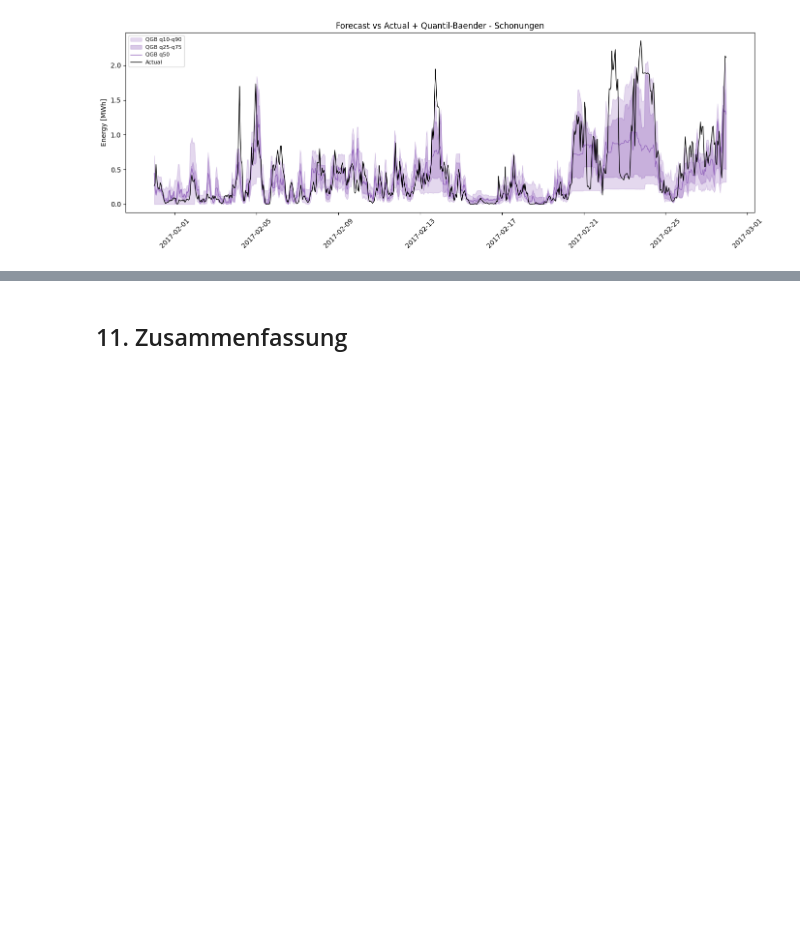
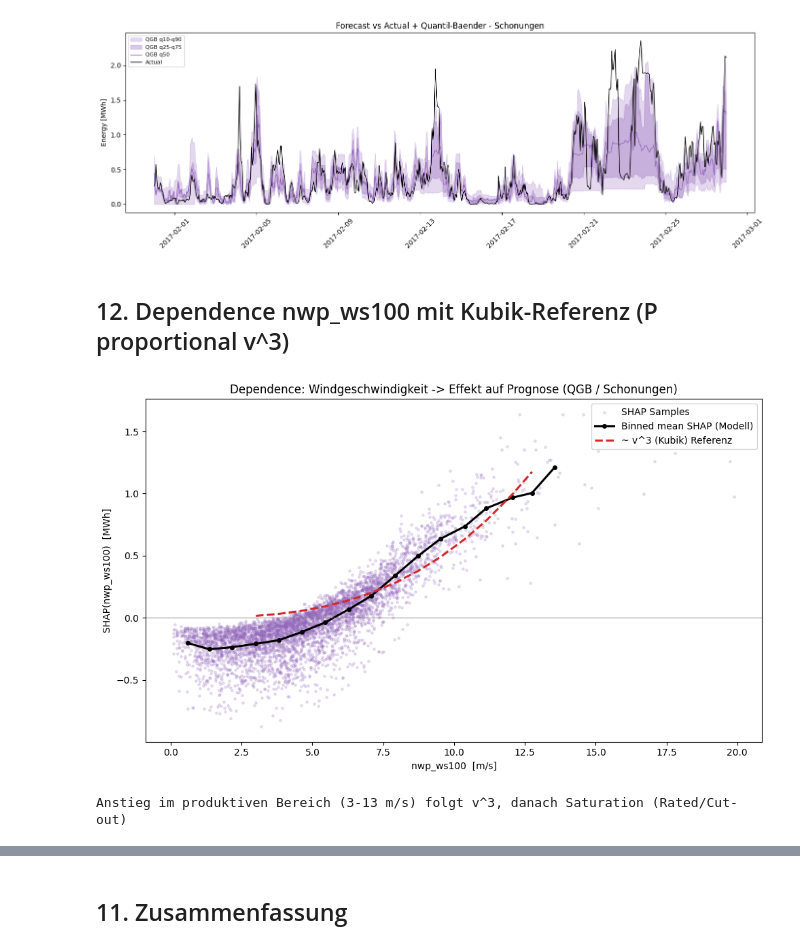
Before and after one commit to noahweis-uni/wind_bidding_project, a Jupyter notebook: notebooks/05_xai_analysis.ipynb, the cells around one changed output, grey strips where cells are left out. Saved outputs shown, nothing was run; the diff lists cells and outputs as text; code cells hidden in the pictures; blank space fills up the shorter version.

```diff
--- a/notebooks/05_xai_analysis.ipynb
+++ b/notebooks/05_xai_analysis.ipynb
@@ -228,3 +228,39 @@ ax.set_ylabel("Energy [MWh]"); ax.legend(fontsize=8); plt.xticks(rotation=45); p
 plt.savefig(FIGURES_DIR / f"forecast_bands_{PLOT_PLANT.lower()}.png", dpi=150); plt.show()
 # %% [output]
 [figure]
+# %% [markdown]
+## 12. Dependence nwp_ws100 mit Kubik-Referenz (P proportional v^3)
+# %%
+# Dependence nwp_ws100 mit Kubik-Referenz (P proportional v^3)
+PP, MD = PLOT_PLANT, "qgb"
+d = shap_data[(PP, MD)]
+X = np.asarray(d["X"]); sv = d["shap_values"]; j = FEATURES.index("nwp_ws100")
+ws, shp_ws = X[:, j], sv[:, j]
+
+# Binned mean (gelernte Abhaengigkeit des Modells)
+bins = np.linspace(np.nanmin(ws), np.nanmax(ws), 25)
+bi = np.digitize(ws, bins)
+bc, bm = [], []
+for b in range(1, len(bins)):
+    m = bi == b
+    if m.sum() > 5:
+        bc.append(ws[m].mean()); bm.append(shp_ws[m].mean())
+bc, bm = np.array(bc), np.array(bm)
+
+# v^3 Referenz: kleinste-Quadrate-Skalierung im Anstiegsbereich [3, 13] m/s
+win = (bc >= 3) & (bc <= 13)
+fig, ax = plt.subplots(figsize=(10, 6))
+ax.scatter(ws, shp_ws, s=6, alpha=0.18, color="#9467bd", label="SHAP Samples")
+ax.plot(bc, bm, color="black", lw=2.2, marker="o", ms=4, label="Binned mean SHAP (Modell)")
+if win.sum() >= 2:
+    k = np.sum(bm[win] * bc[win]**3) / np.sum(bc[win]**6)
+    ax.plot(bc[win], k * bc[win]**3, color="#d62728", lw=2.2, ls="--", label="~ v^3 (Kubik) Referenz")
+ax.axhline(0, color="gray", lw=0.7)
+ax.set_xlabel("nwp_ws100  [m/s]"); ax.set_ylabel("SHAP(nwp_ws100)  [MWh]")
+ax.set_title(f"Dependence: Windgeschwindigkeit -> Effekt auf Prognose ({MODELS[MD]} / {PP})")
+ax.legend(); plt.tight_layout()
+plt.savefig(FIGURES_DIR / f"shap_dependence_cubic_{MD}_{PP.lower()}.png", dpi=150); plt.show()
+print("Anstieg im produktiven Bereich (3-13 m/s) folgt v^3, danach Saturation (Rated/Cut-out)")
+# %% [output]
+[figure, added]
+Anstieg im produktiven Bereich (3-13 m/s) folgt v^3, danach Saturation (Rated/Cut-out)
```
Also changed, not shown: parts of 5 cells of this notebook, 3 other files.
